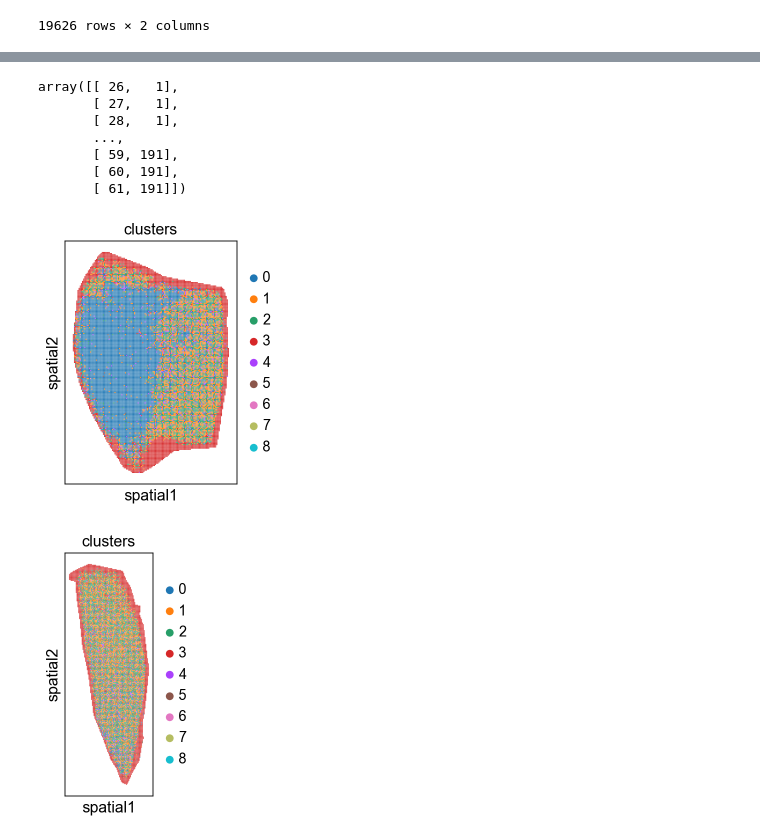
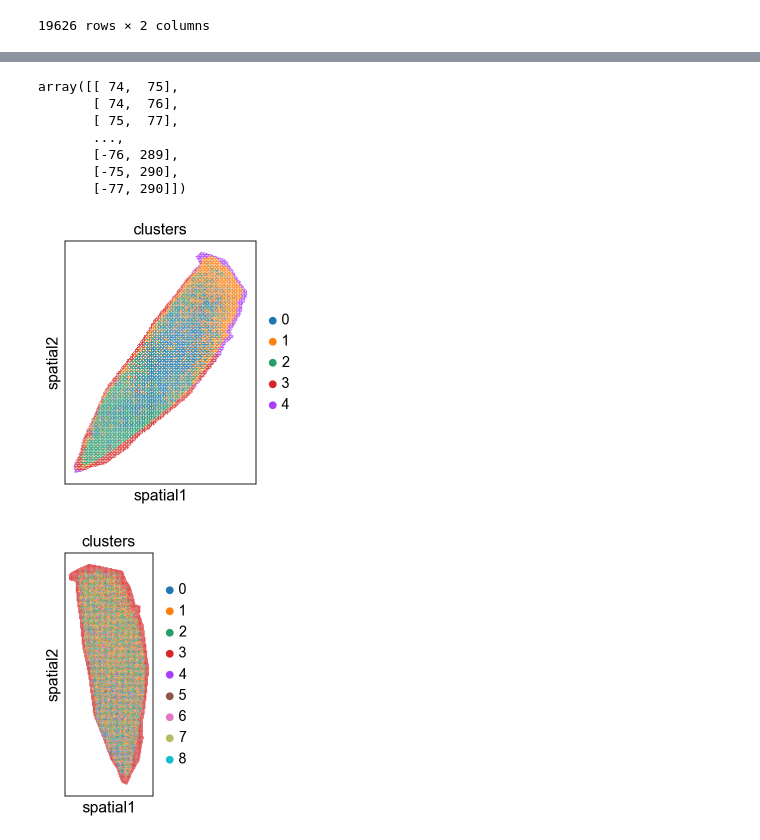
Before and after one commit to LittleLittleCloud/haCCA, a Jupyter notebook: notebook/ICC_merge/ICC_ITO_clusters1.ipynb, the cells around one changed output, grey strips where cells are left out. Saved outputs shown, nothing was run; the diff lists cells and outputs as text; code cells hidden in the pictures.

```diff
--- a/notebook/ICC_merge/ICC_ITO_clusters1.ipynb
+++ b/notebook/ICC_merge/ICC_ITO_clusters1.ipynb
@@ -36,9 +117,10 @@ df3 和 df4 的列名是一样的。
 # %%
+df2_trimmed = df2.iloc[:, 1:]
 df3_trimmed = df3.iloc[:, 1:]
 df4_trimmed = df4.iloc[:, 1:]
 
 # 水平合并
-df_combined = pd.concat([df3_trimmed, df4_trimmed], axis=0)
+df_combined = pd.concat([df2_trimmed,df3_trimmed, df4_trimmed], axis=0)
 
 # 显示合并后的 DataFrame
 print(df_combined)
@@ -63,5 +145,5 @@ print(df_combined)
 # %%
-adata = ad.AnnData(df_combined)
+adata = ad.AnnData(df2)
 # %%
 adata
 # %% [output]
@@ -69,9 +151,9 @@ AnnData object with n_obs × n_vars = 34665 × 2635
 # %%
-#sc.pp.normalize_total(adata, inplace = True,exclude_highly_expressed=False)
-#sc.pp.log1p(adata)
-sc.pp.highly_variable_genes(adata, flavor='seurat', n_top_genes=300, inplace=True)
+sc.pp.normalize_total(adata, inplace = True,exclude_highly_expressed=False)
+sc.pp.log1p(adata)
+sc.pp.highly_variable_genes(adata, flavor='seurat', n_top_genes=200, inplace=True)
 sc.pp.pca(adata, n_comps=50, use_highly_variable=True, svd_solver='arpack')
-sc.pp.neighbors(adata,n_neighbors=20)
+sc.pp.neighbors(adata,n_neighbors=50)
 sc.tl.umap(adata)
 sc.tl.leiden(adata, key_added='clusters')
 plt.rcParams['figure.figsize']=(8,8)
@@ -152,27 +246,35 @@ pd.DataFrame(df3_loc.values, columns=['x', 'y'])
 # %%
+adata2 = ad.AnnData(df2_trimmed)
+df2_loc = pd.DataFrame(df2_loc)
+df2_loc.index = df2_loc.index.astype(str)
+adata2.obsm['spatial'] = df2_loc.to_numpy(dtype=int)
+adata2.obs=adata.obs
+
 adata3 = ad.AnnData(df3_trimmed)
+df3_loc = pd.DataFrame(df3_loc)
 df3_loc.index = df3_loc.index.astype(str)
 adata3.obsm['spatial'] = df3_loc.to_numpy(dtype=int)
-adata3.obs=adata.obs.iloc[0:num_ko,:]
+#adata3.obs=adata.obs.iloc[0:num_ko,:]
 
 adata4 = ad.AnnData(df4_trimmed)
+df4_loc = pd.DataFrame(df4_loc)
 df4_loc.index = df4_loc.index.astype(str)
 adata4.obsm['spatial'] = df4_loc.to_numpy(dtype=int)
-adata4.obs=adata.obs.iloc[num_ko:,:]
+#adata4.obs=adata.obs.iloc[num_ko:,:]
 # %%
-adata3.obsm['spatial']
+adata2.obsm['spatial']
 # %% [output]
-array([[ 26,   1],
-       [ 27,   1],
-       [ 28,   1],
+array([[ 74,  75],
+       [ 74,  76],
+       [ 75,  77],
        ...,
-       [ 59, 191],
-       [ 60, 191],
-       [ 61, 191]])
+       [-76, 289],
+       [-75, 290],
+       [-77, 290]])
 # %%
-sc.pl.spatial(adata3, img_key = "hires", color="clusters", spot_size=1)
+sc.pl.spatial(adata2, img_key = "hires", color="clusters",spot_size=1)
 # %% [output]
-[figure, old version]
+[figure, new version]
 # %%
 sc.pl.spatial(adata4, img_key = "hires", color="clusters", spot_size=1)
 # %% [output]
```
Also changed, not shown: parts of 13 cells of this notebook, 8 other files.
